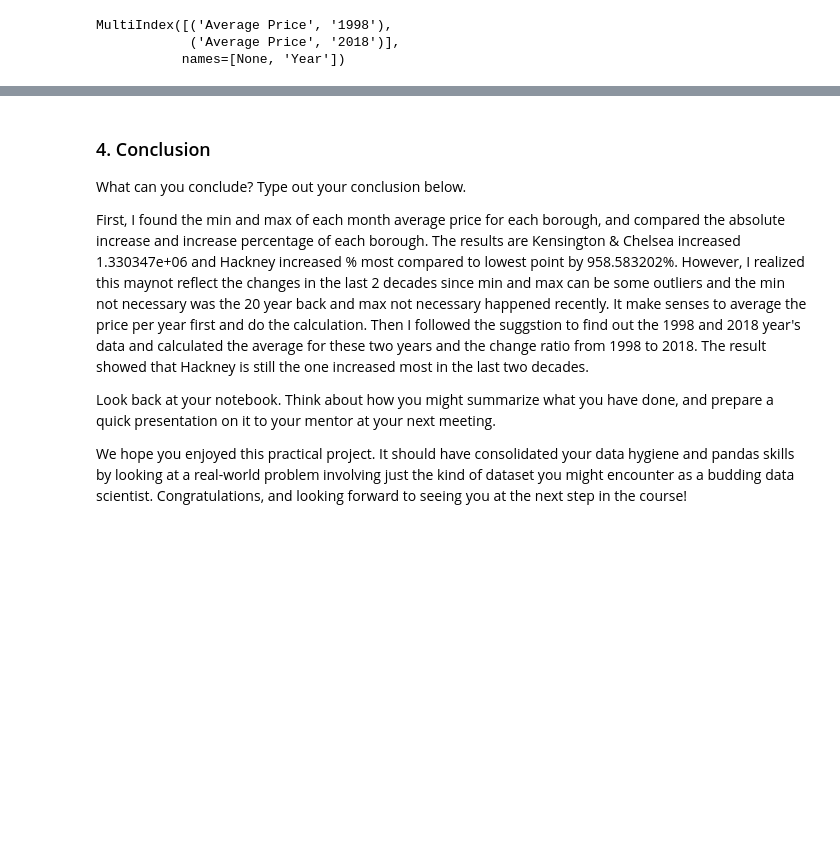
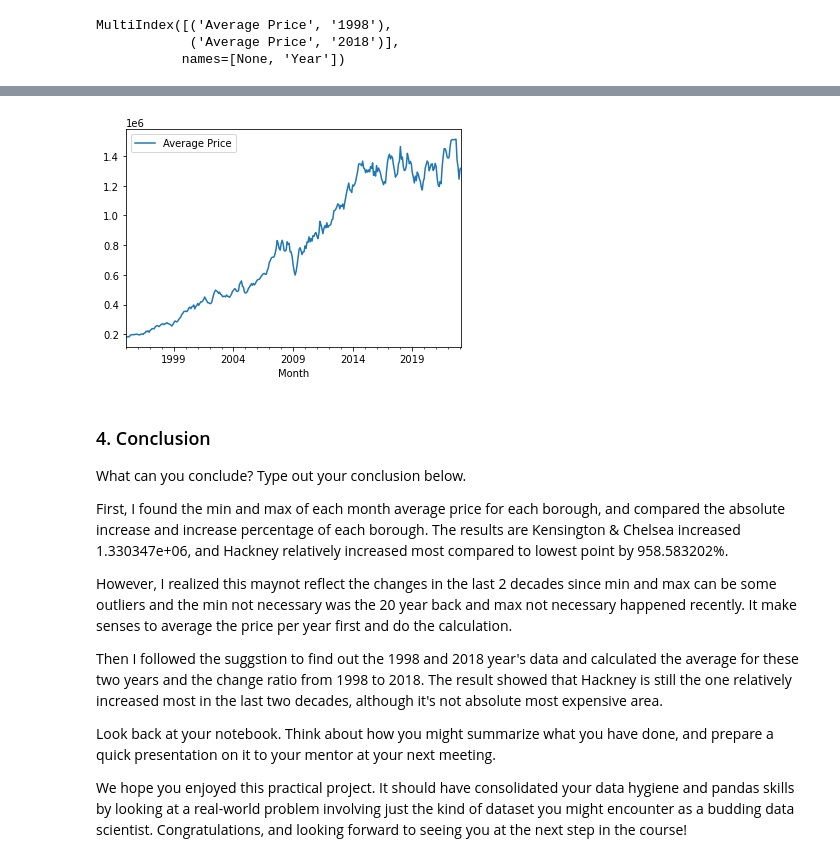
Before and after one commit to Chenhui-li/2023, a Jupyter notebook: Projects/Unit 4 Challenge - Tier 3.ipynb, the cells around one changed output, grey strips where cells are left out. Cells and saved outputs as stored; diff of their text form; code cells hidden in the pictures; blank space fills up the shorter version.

```diff
--- a/Projects/Unit 4 Challenge - Tier 3.ipynb
+++ b/Projects/Unit 4 Challenge - Tier 3.ipynb
@@ -570,8 +587,18 @@ year1998_2018_widetable.sort_values('Ratio', ascending=False)
+# %%
+Kensington_Chelsea=onlyLB[onlyLB["London_Borough"]=="Kensington & Chelsea"]
+Kensington_Chelsea.plot(x="Month", y="Average Price", kind="line")
+plt.show()
+# %% [output]
+[figure, added]
 # %% [markdown]
 ### 4. Conclusion
 What can you conclude? Type out your conclusion below.
 
-First, I found the min and max of each month average price for each borough, and compared the absolute increase and increase percentage of each borough. The results are  Kensington & Chelsea increased 1.330347e+06 and Hackney increased % most compared to lowest point by 958.583202%. However, I realized this maynot reflect the changes in the last 2 decades since min and max can be some outliers and the min not necessary was the 20 year back and max not necessary happened recently. It make senses to average the price per year first and do the calculation. Then I followed the suggstion to find out the 1998 and 2018 year's data and calculated the average for these two years and the change ratio from 1998 to 2018. The result showed that Hackney is still the one increased most in the last two decades.
+First, I found the min and max of each month average price for each borough, and compared the absolute increase and increase percentage of each borough. The results are  Kensington & Chelsea increased 1.330347e+06, and Hackney relatively increased most compared to lowest point by 958.583202%.
+
+However, I realized this maynot reflect the changes in the last 2 decades since min and max can be some outliers and the min not necessary was the 20 year back and max not necessary happened recently. It make senses to average the price per year first and do the calculation.
+
+Then I followed the suggstion to find out the 1998 and 2018 year's data and calculated the average for these two years and the change ratio from 1998 to 2018. The result showed that Hackney is still the one relatively increased most in the last two decades, although it's not absolute most expensive area.
 
 
 Look back at your notebook. Think about how you might summarize what you have done, and prepare a quick presentation on it to your mentor at your next meeting.
```
Also changed, not shown: parts of 4 cells of this notebook.
